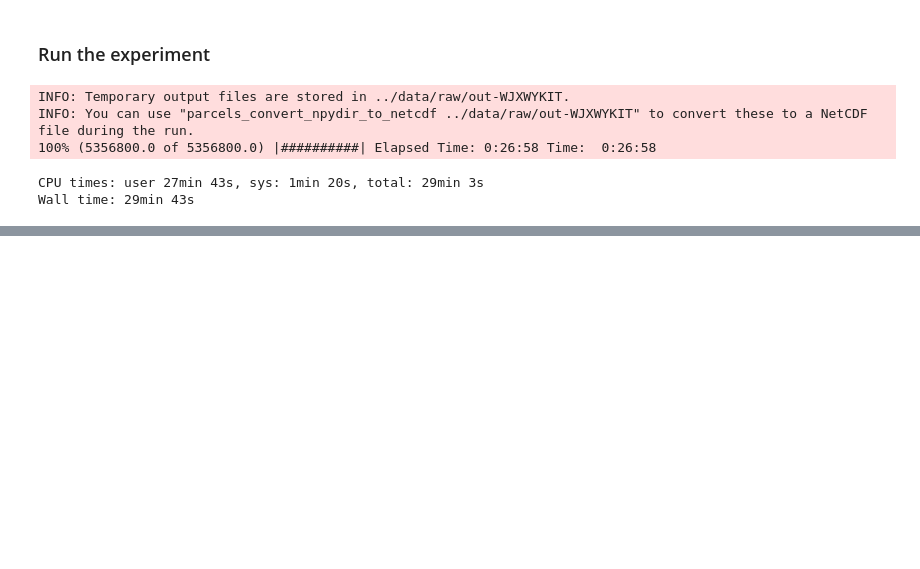
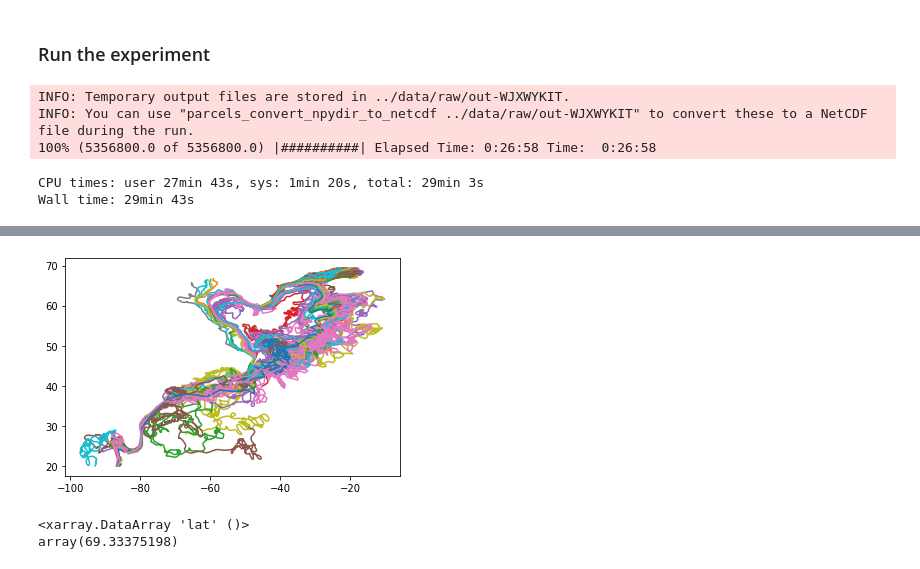
Before and after one commit to alanfox/spg_fresh_blob_202104, a Jupyter notebook: notebooks/037_afox_RunParcels_TS_MXL_Multiline_Randomvel_Papermill_tests_CS.ipynb, the cells around one changed output, grey strips where cells are left out. Cells and saved outputs as stored; diff of their text form; code cells hidden in the pictures; blank space fills up the shorter version.

```diff
--- a/notebooks/037_afox_RunParcels_TS_MXL_Multiline_Randomvel_Papermill_tests_CS.ipynb
+++ b/notebooks/037_afox_RunParcels_TS_MXL_Multiline_Randomvel_Papermill_tests_CS.ipynb
@@ -629,3 +635,14 @@ ds_pset = xr.open_dataset(outfile)
+# %%
+p = 0
+for p in range(100):
+    plt.plot(ds_pset.lon[p, :], ds_pset.lat[p, :])
+# %% [output]
+[figure, added]
+# %%
+ds_pset.lat.max()
+# %% [output]
+<xarray.DataArray 'lat' ()>
+array(69.33375198)
 # %%
 ds_pset
 # %%
```
Also changed, not shown: parts of 3 cells of this notebook.
